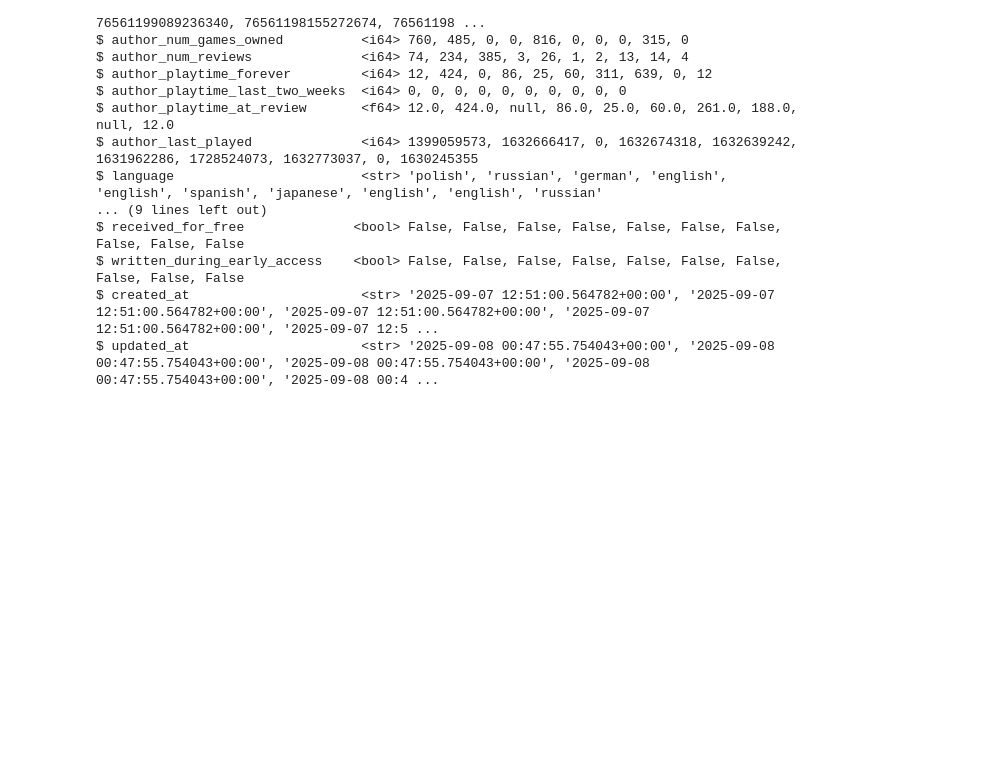
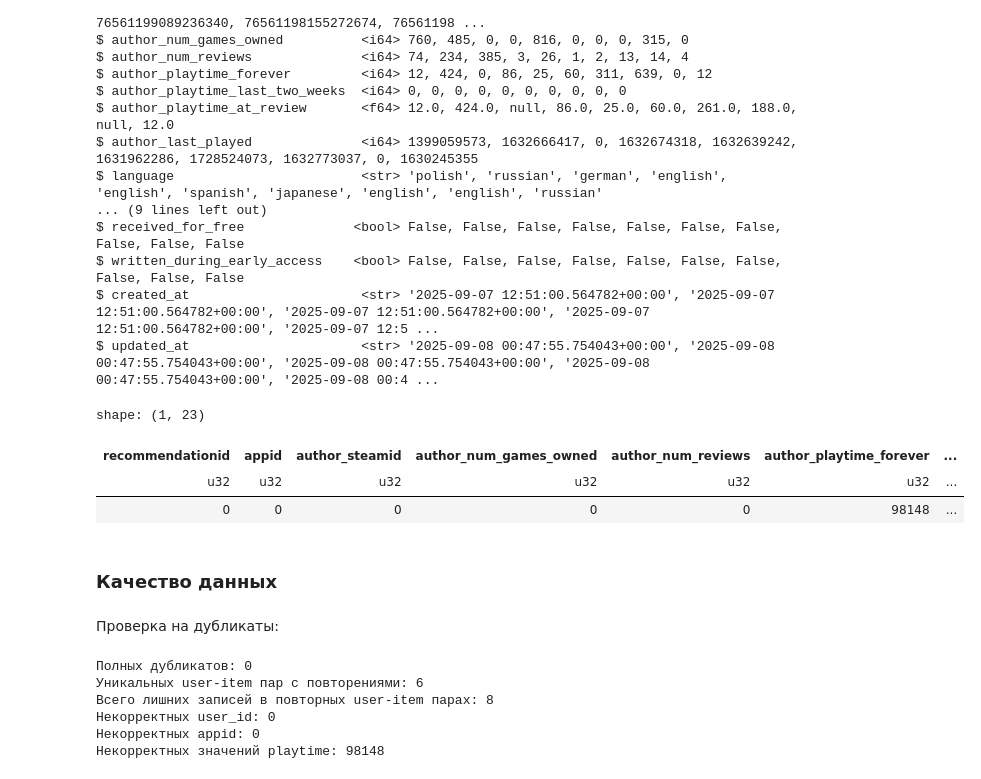
Before and after one commit to Alexander8841/steam-game-recsys, a Jupyter notebook: notebooks/02_reviews_eda_and_preprocessing.ipynb, the cells around one changed output. Cells and saved outputs as stored; diff of their text form; code cells hidden in the pictures; blank space fills up the shorter version.

```diff
--- a/notebooks/02_reviews_eda_and_preprocessing.ipynb
+++ b/notebooks/02_reviews_eda_and_preprocessing.ipynb
@@ -50,3 +52,50 @@ $ received_for_free              <bool> False, False, False, False, False, False
 $ written_during_early_access    <bool> False, False, False, False, False, False, False, False, False, False
 $ created_at                      <str> '2025-09-07 12:51:00.564782+00:00', '2025-09-07 12:51:00.564782+00:00', '2025-09-07 12:51:00.564782+00:00', '2025-09-07 12:51:00.564782+00:00', '2025-09-07 12:5 ...
 $ updated_at                      <str> '2025-09-08 00:47:55.754043+00:00', '2025-09-08 00:47:55.754043+00:00', '2025-09-08 00:47:55.754043+00:00', '2025-09-08 00:47:55.754043+00:00', '2025-09-08 00:4 ...
+# %%
+reviews_df.null_count()
+# %% [output]
+shape: (1, 23)
+| recommendationid | appid | author_steamid | author_num_games_owned | author_num_reviews | author_playtime_forever | ... |
+| u32 | u32 | u32 | u32 | u32 | u32 | ... |
+| 0 | 0 | 0 | 0 | 0 | 98148 | ... |
+# %% [markdown]
+### Качество данных
+# %% [markdown]
+Проверка на дубликаты:
+# %%
+full_duplicates = reviews_df.is_duplicated().sum()
+print(f"Полных дубликатов: {full_duplicates}")
+
+user_item_duplicates = (reviews_df
+    .group_by(['author_steamid', 'appid'])
+    .len()
+    .filter(pl.col('len') > 1)
+)
+print(f"Уникальных user-item пар с повторениями: {len(user_item_duplicates)}")
+print(f"Всего лишних записей в повторных user-item парах: {(user_item_duplicates['len'] - 1).sum()}")
+
+invalid_user_ids = reviews_df.filter(
+    pl.col("author_steamid").is_null() |
+    (pl.col("author_steamid") <= 0)
+)
+invalid_game_ids = reviews_df.filter(
+    pl.col("appid").is_null() |
+    (pl.col("appid") <= 0)
+)
+print(f"Некорректных user_id: {len(invalid_user_ids)}")
+print(f"Некорректных appid: {len(invalid_game_ids)}")
+
+
+invalid_playtime = reviews_df.filter(
+    pl.col("author_playtime_forever").is_null() |
+    (pl.col("author_playtime_forever") < 0)
+)
+print(f"Некорректных значений playtime: {len(invalid_playtime)}")
+# %% [output]
+Полных дубликатов: 0
+Уникальных user-item пар с повторениями: 6
+Всего лишних записей в повторных user-item парах: 8
+Некорректных user_id: 0
+Некорректных appid: 0
+Некорректных значений playtime: 98148
```
Also changed, not shown: parts of 9 cells of this notebook, 3 other files.
